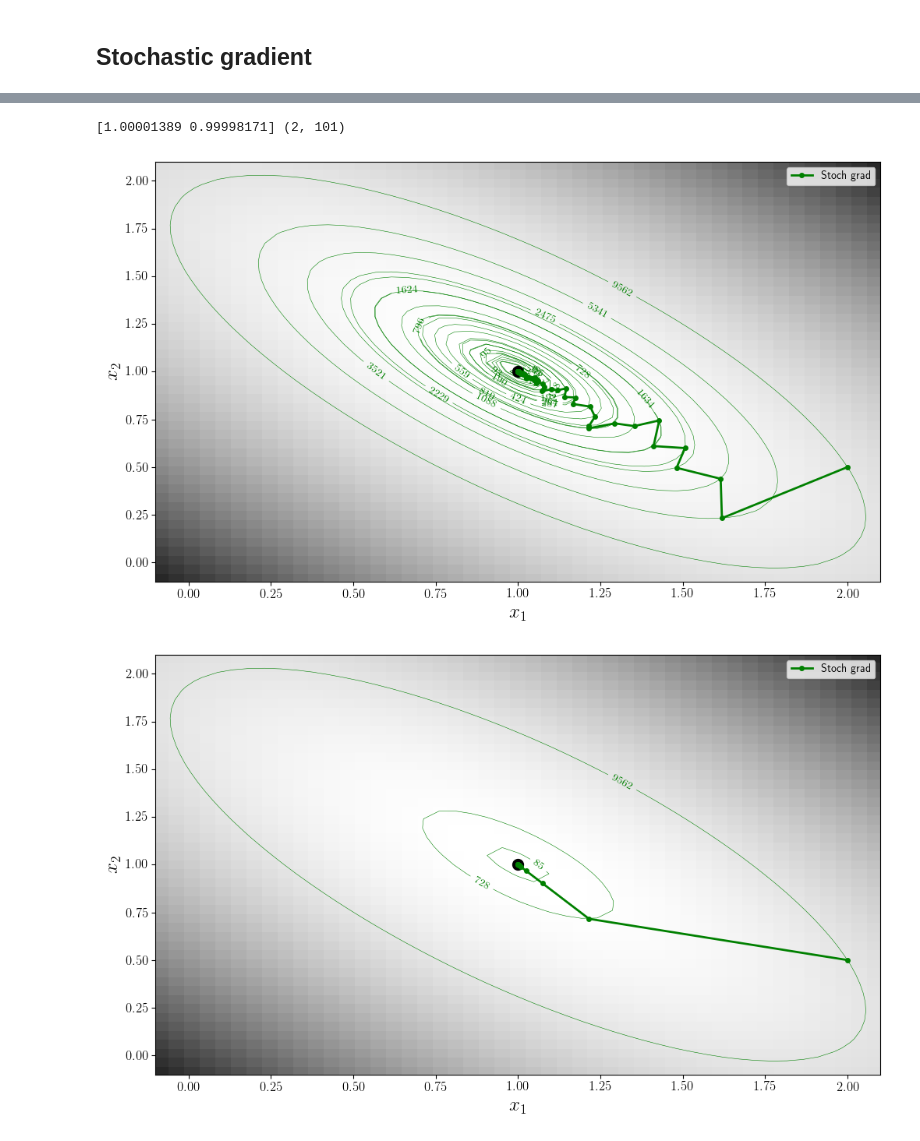
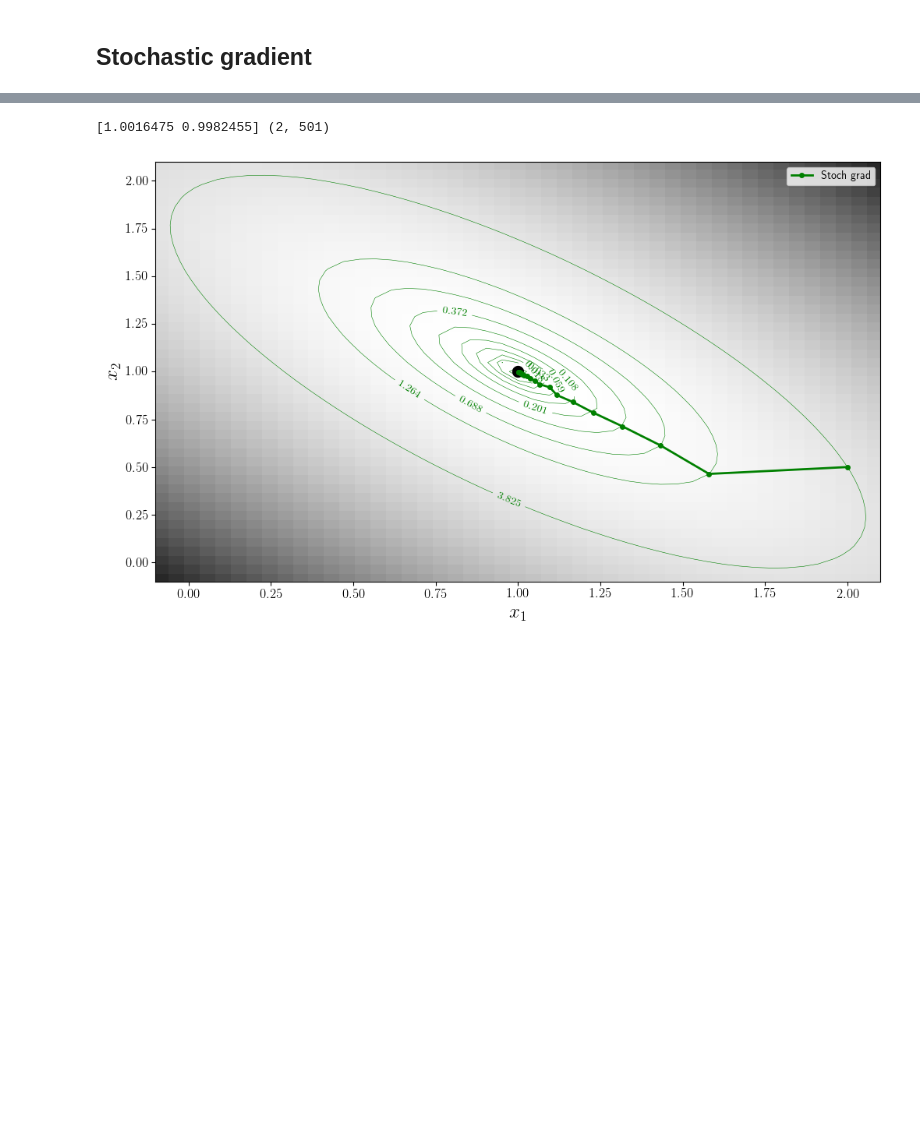
Before and after one commit to DIG-Kaust/MDD-StochasticSolvers, a Jupyter notebook: notebooks/others/SteepestDescent_stochastic.ipynb, the cells around one changed output, grey strips where cells are left out. Cells and saved outputs as stored; diff of their text form; code cells hidden in the pictures; blank space fills up the shorter version.

```diff
--- a/notebooks/others/SteepestDescent_stochastic.ipynb
+++ b/notebooks/others/SteepestDescent_stochastic.ipynb
@@ -59,8 +59,9 @@ Let's start by setting up the forward problem.
 
 We also compute the condition number of the operator $\mathbf{G}$ - note: the further the conditioning number from 1 the further the behaviour of the two solvers we will use in the following
 # %%
+n = 50
 m = np.array([1, 1])
-G = np.random.uniform(0, 50, (50, 2))
+G = np.random.uniform(0, 1, (n, 2))
 
 print('G^T G', G.T @ G)
 Gop = MatrixMult(G)
@@ -138,12 +137,13 @@ Gop.grad = gradfun
 xfgd = np.array([m[0]+1, m[1]-0.5])
 xfgd_hist = [xfgd.copy(), ]
 rfgd = [np.linalg.norm(Gop.H @(d - Gop @ xfgd)), ]
-optimizer = SGD(xfgd, 1./L)
+optimizer = SGD(xfgd, n/L)
+Gop.grad = gradfun
 
 for it in range(40):
-
     # Compute gradient
     grad, loss = Gop.grad(Gop, d.ravel(), xfgd)
+    grad = grad /n
 
     # Update model
     optimizer.step(grad)
@@ -178,14 +227,15 @@ ax.set_ylim(-0.1, 2.1);
 # %%
-# Now we use batches
+# Dividing now the gradient by batch_size (and using a consistent step-size)
 xsgd = np.array([m[0]+1, m[1]-0.5])
 xsgd_hist = [xsgd.copy(), ]
 rsgd = [np.linalg.norm(Gop.H @(d - Gop @ xsgd)), ]
-#optimizer = SGD(xsgd, 1/L)#1.4e-5)
-optimizer = SGD(xsgd, 1e-4) # select LR 10 times higher than theory of FG allows 1/L
+optimizer = SGD(xsgd, batch_size/L)# max allowed
+optimizer = SGD(xsgd, 2*batch_size/L) # select LR larger than theory sometimes lead to better results (if it doesnt diverge)
 
-batches = np.random.permutation(np.arange(d.size)).reshape(d.size//5, 5).astype(np.int)
+#batches = np.random.permutation(np.arange(d.size)).reshape(d.size//batch_size, batch_size).astype(np.int)
+for it in range(20):
+    batches = np.random.permutation(np.arange(d.size)).reshape(n//batch_size, batch_size).astype(np.int)
 
-for it in range(10):
     for batch in batches:
         #Make data and operator
         Gop1 = MatrixMult(G[batch])
@@ -194,6 +244,7 @@ for it in range(10):
 
         # Compute gradient
         grad, loss = Gop1.grad(Gop1, d1, xsgd)
+        grad = grad / batch_size
 
         # Update model
         optimizer.step(grad)
@@ -205,39 +256,39 @@ xsgd_hist = np.vstack(xsgd_hist).T
 xsgd_hist_epochs = xsgd_hist[:, ::batches.shape[0]]
 print(xsgd_hist[:, -1], xsgd_hist.shape)
 # %% [output]
-[1.00001389 0.99998171] (2, 101)
+[1.0016475 0.9982455] (2, 501)
 # %%
-# cost function at solution
-Jsdana = 0.5 * np.sum(xsgd_hist * (G.T @ G @ xsgd_hist), axis=0) - (xsgd_hist.T @ G.T @ d[:, np.newaxis]).squeeze() + 0.5 *d.T @ d
+if n < xsgd_hist.shape[1] < 200:
+    # cost function at solution
+    Jsdana = 0.5 * np.sum(xsgd_hist * (G.T @ G @ xsgd_hist), axis=0) - (xsgd_hist.T @ G.T @ d[:, np.newaxis]).squeeze() + 0.5 *d.T @ d
 
-fig, ax = plt.subplots(1, 1, figsize=(12, 7))
-cs = ax.imshow(J.T, cmap='gray_r', origin='lower', extent=(m_min[0], m_max[0], m_min[1], m_max[1]))
-cs = ax.contour(m1, m2, J, levels=np.sort(np.unique(Jsdana)), colors='g', linewidths=0.4)
-ax.clabel(cs, inline=1, fontsize=10)
-ax.plot(m[0], m[1], '.k', ms=20);
-ax.plot(xsgd_hist[0], xsgd_hist[1], '.-g', lw=2, ms=8, label='Stoch grad')
-ax.set_xlabel(r'$x_1$');
-ax.set_ylabel(r'$x_2$');
-ax.legend();
-ax.axis('tight');
-ax.set_xlim(-0.1, 2.1);
-ax.set_ylim(-0.1, 2.1);
+    fig, ax = plt.subplots(1, 1, figsize=(12, 7))
+    cs = ax.imshow(J.T, cmap='gray_r', origin='lower', extent=(m_min[0], m_max[0], m_min[1], m_max[1]))
+    cs = ax.contour(m1, m2, J, levels=np.sort(np.unique(Jsdana)), colors='g', linewidths=0.4)
+    ax.clabel(cs, inline=1, fontsize=10)
+    ax.plot(m[0], m[1], '.k', ms=20);
+    ax.plot(xsgd_hist[0], xsgd_hist[1], '.-g', lw=2, ms=8, label='Stoch grad')
+    ax.set_xlabel(r'$x_1$');
+    ax.set_ylabel(r'$x_2$');
+    ax.legend();
+    ax.axis('tight');
+    ax.set_xlim(-0.1, 2.1);
+    ax.set_ylim(-0.1, 2.1);
 
 # cost function at solution
 Jsdana = 0.5 * np.sum(xsgd_hist_epochs * (G.T @ G @ xsgd_hist_epochs), axis=0) - (xsgd_hist_epochs.T @ G.T @ d[:, np.newaxis]).squeeze() + 0.5 *d.T @ d
 
 fig, ax = plt.subplots(1, 1, figsize=(12, 7))
 cs = ax.imshow(J.T, cmap='gray_r', origin='lower', extent=(m_min[0], m_max[0], m_min[1], m_max[1]))
 cs = ax.contour(m1, m2, J, levels=np.sort(np.unique(Jsdana)), colors='g', linewidths=0.4)
 ax.clabel(cs, inline=1, fontsize=10)
 ax.plot(m[0], m[1], '.k', ms=20);
 ax.plot(xsgd_hist_epochs[0], xsgd_hist_epochs[1], '.-g', lw=2, ms=8, label='Stoch grad')
 ax.set_xlabel(r'$x_1$');
 ax.set_ylabel(r'$x_2$');
 ax.legend();
 ax.axis('tight');
 ax.set_xlim(-0.1, 2.1);
 ax.set_ylim(-0.1, 2.1);
 # %% [output]
-[figure, old version]
+[figure, new version]
-[figure, removed]
```
Also changed, not shown: parts of 17 cells of this notebook, 3 other files.
